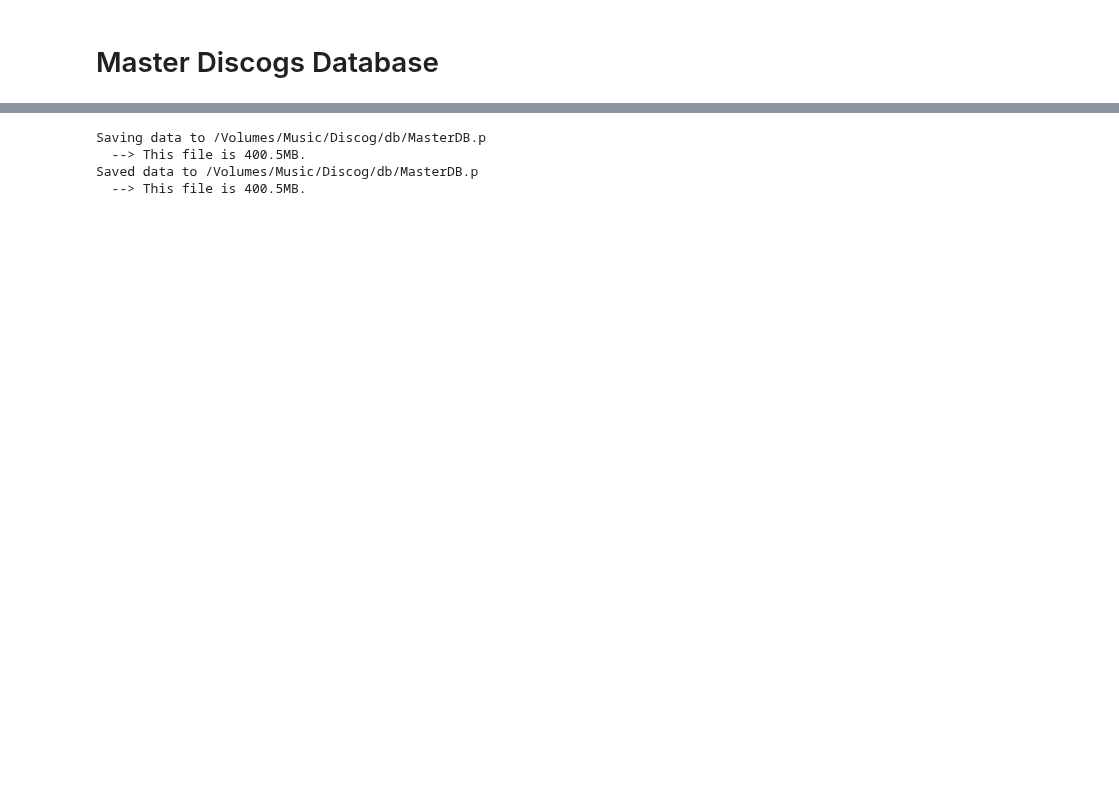
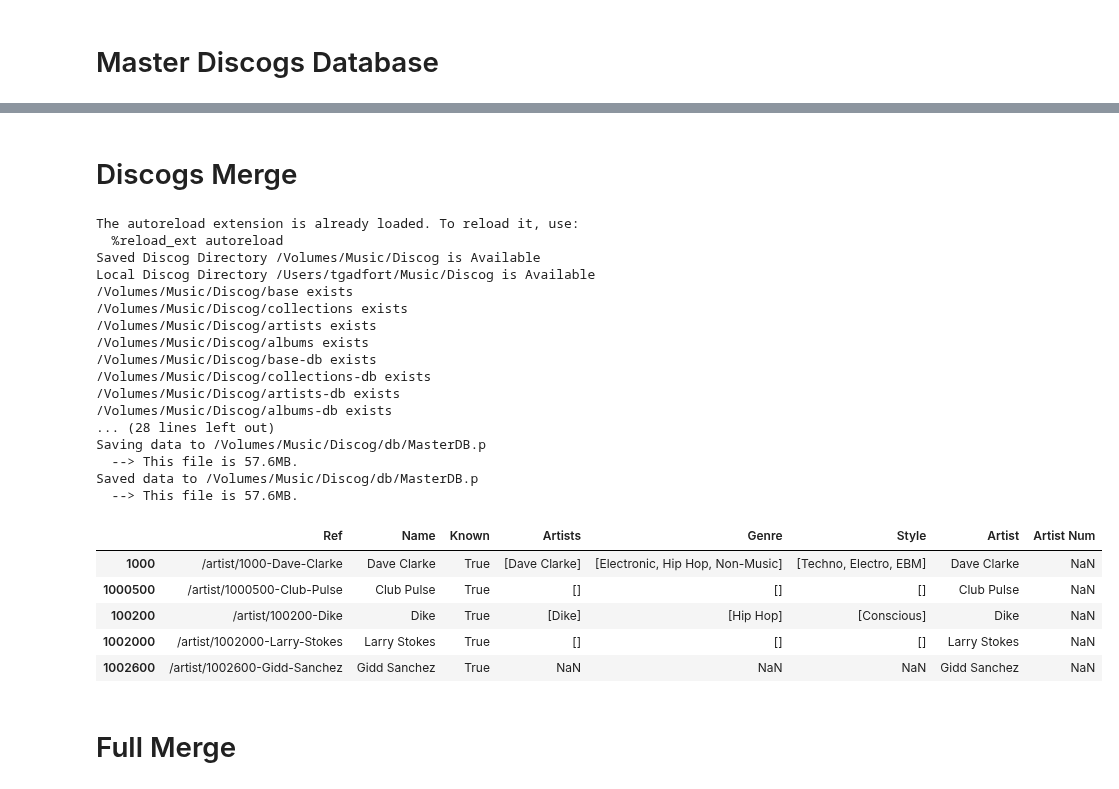
Before and after one commit to tgadf/discogs, a Jupyter notebook: Master DB.ipynb, the cells around one changed output, grey strips where cells are left out. Saved outputs shown, nothing was run; the diff lists cells and outputs as text; code cells hidden in the pictures; blank space fills up the shorter version.

```diff
--- a/Master DB.ipynb
+++ b/Master DB.ipynb
@@ -265,8 +361,39 @@ Loading /Volumes/Music/Discog/db/AlbumArtistMetaData.p
+# %% [markdown]
+# Discogs Merge
 # %%
+%load_ext autoreload
+%autoreload
+disc      = discogs()
+discdf    = createArtistDB(disc)
+discdf    = createArtistName(discdf)
+
 savename = disc.getMasterDiscogsDBFilename()
 saveFile(idata=discdf, ifile=savename, debug=True)
+
+discdf.head()
 # %% [output]
+The autoreload extension is already loaded. To reload it, use:
+  %reload_ext autoreload
+Saved Discog Directory /Volumes/Music/Discog is Available
+Local Discog Directory /Users/tgadfort/Music/Discog is Available
+/Volumes/Music/Discog/base exists
+/Volumes/Music/Discog/collections exists
+/Volumes/Music/Discog/artists exists
+/Volumes/Music/Discog/albums exists
+/Volumes/Music/Discog/base-db exists
+/Volumes/Music/Discog/collections-db exists
+/Volumes/Music/Discog/artists-db exists
+/Volumes/Music/Discog/albums-db exists
+... (28 lines left out)
 Saving data to /Volumes/Music/Discog/db/MasterDB.p
-  --> This file is 400.5MB.
+  --> This file is 57.6MB.
 Saved data to /Volumes/Music/Discog/db/MasterDB.p
-  --> This file is 400.5MB.
+  --> This file is 57.6MB.
+|  | Ref | Name | Known | Artists | Genre | Style | Artist | Artist Num |
+| 1000 | /artist/1000-Dave-Clarke | Dave Clarke | True | [Dave Clarke] | [Electronic, Hip Hop, Non-Music] | [Techno, Electro, EBM] | Dave Clarke | NaN |
+| 1000500 | /artist/1000500-Club-Pulse | Club Pulse | True | [] | [] | [] | Club Pulse | NaN |
+| 100200 | /artist/100200-Dike | Dike | True | [Dike] | [Hip Hop] | [Conscious] | Dike | NaN |
+| 1002000 | /artist/1002000-Larry-Stokes | Larry Stokes | True | [] | [] | [] | Larry Stokes | NaN |
+| 1002600 | /artist/1002600-Gidd-Sanchez | Gidd Sanchez | True | NaN | NaN | NaN | Gidd Sanchez | NaN |
+# %% [markdown]
+# Full Merge
```
Also changed, not shown: parts of 25 cells of this notebook, 8 other files.
